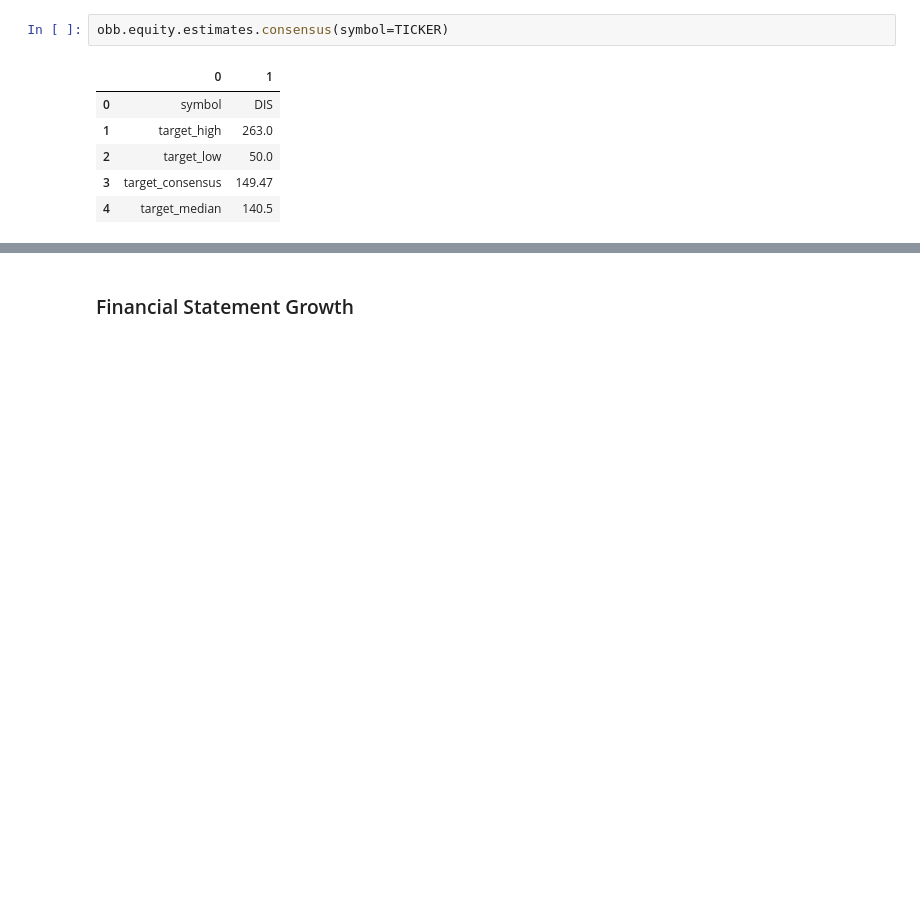
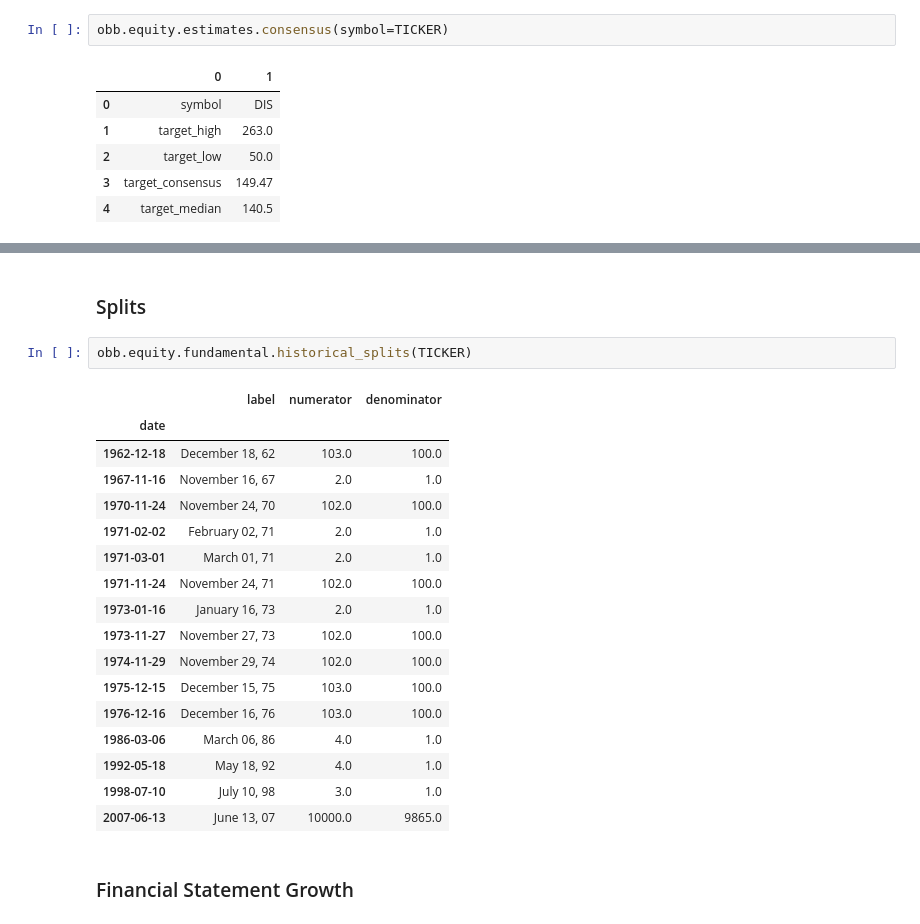
Before and after one commit to mmistroni/OpenBB_Experiments, a Jupyter notebook: OpenBBFinancialAnalysis.ipynb, the cells around one changed output, grey strips where cells are left out. Cells and saved outputs as stored; diff of their text form; blank space fills up the shorter version.

```diff
--- a/OpenBBFinancialAnalysis.ipynb
+++ b/OpenBBFinancialAnalysis.ipynb
@@ -380,3 +390,25 @@ obb.equity.estimates.consensus(symbol=TICKER)
+# %% [markdown]
+### Splits
+# %%
+obb.equity.fundamental.historical_splits(TICKER)
+# %% [output]
+|  | label | numerator | denominator |
+| date |  |  |  |
+| 1962-12-18 | December 18, 62 | 103.0 | 100.0 |
+| 1967-11-16 | November 16, 67 | 2.0 | 1.0 |
+| 1970-11-24 | November 24, 70 | 102.0 | 100.0 |
+| 1971-02-02 | February 02, 71 | 2.0 | 1.0 |
+| 1971-03-01 | March 01, 71 | 2.0 | 1.0 |
+| 1971-11-24 | November 24, 71 | 102.0 | 100.0 |
+| 1973-01-16 | January 16, 73 | 2.0 | 1.0 |
+| 1973-11-27 | November 27, 73 | 102.0 | 100.0 |
+| 1974-11-29 | November 29, 74 | 102.0 | 100.0 |
+| 1975-12-15 | December 15, 75 | 103.0 | 100.0 |
+| 1976-12-16 | December 16, 76 | 103.0 | 100.0 |
+| 1986-03-06 | March 06, 86 | 4.0 | 1.0 |
+| 1992-05-18 | May 18, 92 | 4.0 | 1.0 |
+| 1998-07-10 | July 10, 98 | 3.0 | 1.0 |
+| 2007-06-13 | June 13, 07 | 10000.0 | 9865.0 |
 # %% [markdown]
 ### Financial Statement Growth
 # %%
```
Also changed, not shown: parts of 9 cells of this notebook.
